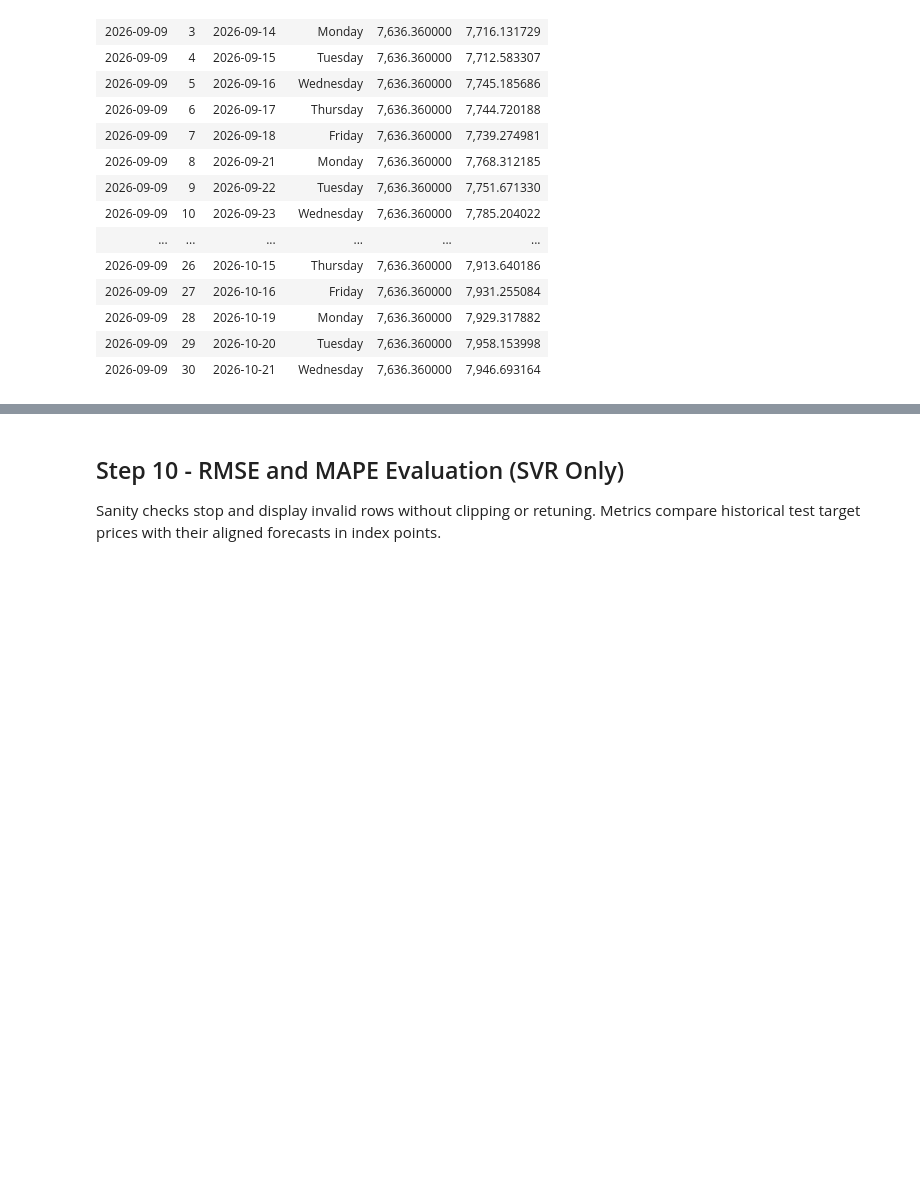
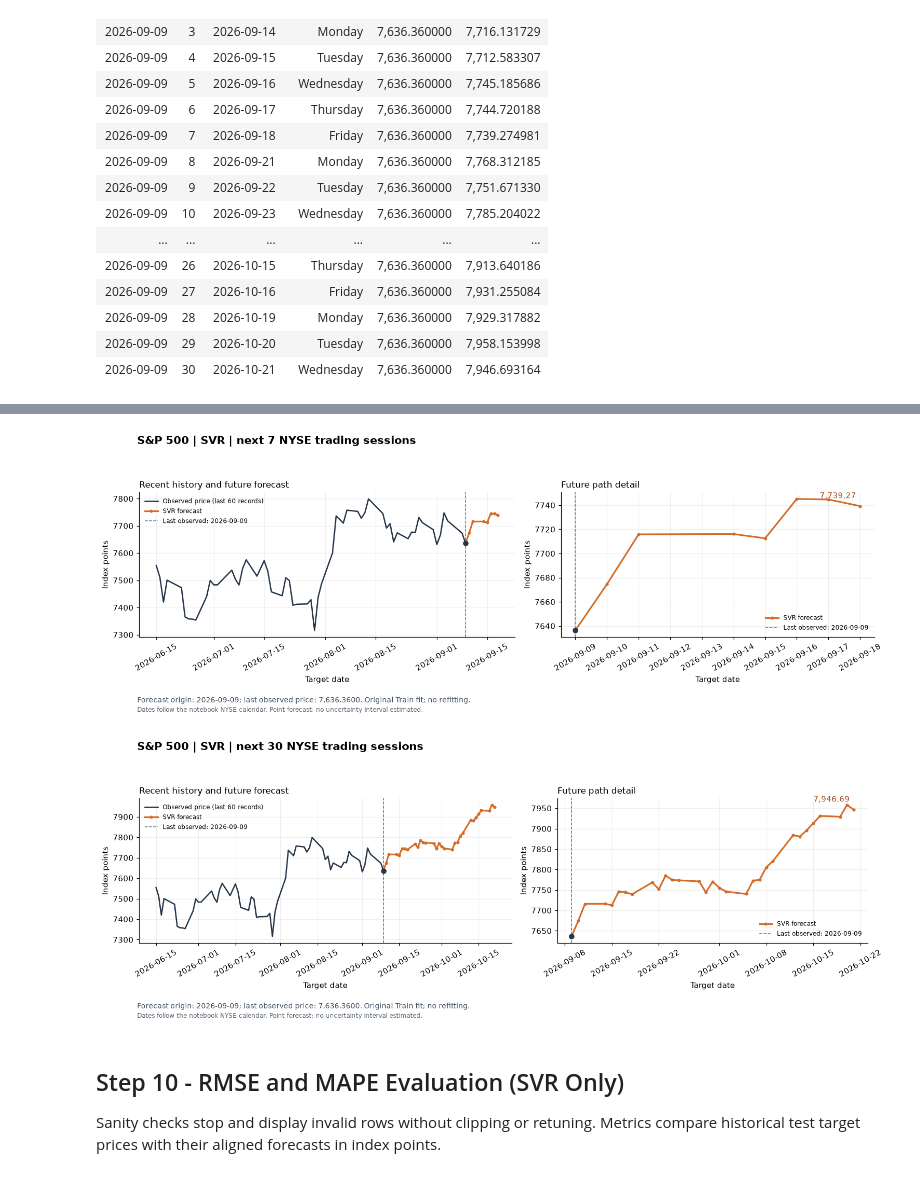
Before and after one commit to KOLLAWAT09/PROJECT_STAT, a Jupyter notebook: S&P_TEST/SVR_SnP.ipynb, the cells around one changed output, grey strips where cells are left out. Saved outputs shown, nothing was run; the diff lists cells and outputs as text; code cells hidden in the pictures; blank space fills up the shorter version.

Commit message:
Add future forecast graphs across models while preserving original ARIMA charts

```diff
--- a/S&P_TEST/SVR_SnP.ipynb
+++ b/S&P_TEST/SVR_SnP.ipynb
@@ -848,3 +858,78 @@ assert all(f'future_forecast_daily_{days}d.csv' in notebook_tables for days in D
+# %%
+# Plot the already computed future path; no fitting or new inference.
+FUTURE_MODEL_LABEL = 'SVR'
+FUTURE_UNCERTAINTY_NOTE = 'Point forecast; no uncertainty interval estimated.'
+FUTURE_PLOT_LABEL = 'S&P 500'
+FUTURE_PLOT_UNIT = 'Index points'
+FUTURE_STEP_LABEL = 'NYSE trading sessions'
+FUTURE_DATE_NOTE = 'Dates follow the notebook NYSE calendar.'
+
+def plot_model_future_path(history, future_path, steps):
+    path = future_path.sort_values('h').iloc[:steps].copy()
+    origin = pd.Timestamp(history.index[-1])
+    last_actual = float(history.iloc[-1])
+    forecast_column = next(c for c in ['svr_fc', 'xgb_fc', 'patchtst_fc_ens', 'forecast'] if c in path)
+    seed_columns = [column for column in path if column.startswith(('patchtst_fc_seed', 'forecast_seed'))]
+    dates = pd.DatetimeIndex(pd.to_datetime(path['target_date']))
+    values = path[forecast_column].to_numpy(dtype=float)
+    assert len(path) == steps and path['h'].tolist() == list(range(1, steps + 1))
+    assert dates.is_unique and dates.is_monotonic_increasing and (dates > origin).all()
+    assert (pd.to_datetime(path['origin_date']) == origin).all()
+    assert np.isfinite(values).all() and (values > 0).all()
+    np.testing.assert_allclose(path['price_origin'], last_actual, rtol=1e-12)
+
+    joined_dates = pd.DatetimeIndex([origin, *dates])
+    joined_forecast = np.r_[last_actual, values]
+    fig, axes = plt.subplots(1, 2, figsize=(14, 5), gridspec_kw={'width_ratios': [1.2, 1]})
+    recent = history.iloc[-60:]
+    axes[0].plot(recent.index, recent, color='#263648', linewidth=1.7, label='Observed price (last 60 records)')
+    for ax in axes:
+        ax.plot(joined_dates, joined_forecast, color='#d56b27', linewidth=2.1,
+                marker='o', markersize=3, label=f'{FUTURE_MODEL_LABEL} forecast')
+        ax.axvline(origin, color='#627080', linestyle='--', linewidth=1,
+                   label=f'Last observed: {origin:%Y-%m-%d}')
+        ax.scatter([origin], [last_actual], color='#263648', s=35, zorder=4)
+        if seed_columns:
+            seed_values = path[seed_columns].to_numpy(dtype=float)
+            assert np.isfinite(seed_values).all() and (seed_values > 0).all()
+            low = np.r_[last_actual, seed_values.min(axis=1)]
+            high = np.r_[last_actual, seed_values.max(axis=1)]
+            ax.fill_between(joined_dates, low, high, color='#d56b27', alpha=.13,
+                            label=f'Range across {len(seed_columns)} seeds')
+        if {'xgb_lo95', 'xgb_hi95'}.issubset(path.columns):
+            interval = path[['xgb_lo95', 'xgb_hi95']].to_numpy(dtype=float)
+            assert np.isfinite(interval).all() and (interval > 0).all()
+            assert (interval[:, 0] <= interval[:, 1]).all()
+            ax.fill_between(joined_dates, np.r_[last_actual, interval[:, 0]],
+                            np.r_[last_actual, interval[:, 1]], color='#d56b27', alpha=.13,
+                            label='Nominal 95% quantile prediction interval')
+        ax.set(ylabel=FUTURE_PLOT_UNIT, xlabel='Target date')
+        ax.grid(alpha=.2)
+        ax.spines[['top', 'right']].set_visible(False)
+        ax.tick_params(axis='x', labelrotation=30)
+    axes[0].set_title('Recent history and future forecast', loc='left', fontsize=11)
+    axes[1].set_title('Future path detail', loc='left', fontsize=11)
+    endpoint_label = f'{values[-1]:,.6f}' if FUTURE_PLOT_LABEL == 'USD/EUR' else f'{values[-1]:,.2f}'
+    axes[1].annotate(endpoint_label, xy=(dates[-1], values[-1]),
+                     xytext=(-5, 10), textcoords='offset points', ha='right', color='#a34a15')
+    axes[0].legend(loc='best', fontsize=8, frameon=False)
+    axes[1].legend(loc='best', fontsize=8, frameon=False)
+    fig.suptitle(f'{FUTURE_PLOT_LABEL} | {FUTURE_MODEL_LABEL} | next {steps} {FUTURE_STEP_LABEL}',
+                 fontsize=14, fontweight='bold', x=.055, ha='left')
+    fig.text(.055, .045, f'Forecast origin: {origin:%Y-%m-%d}; last observed price: {last_actual:,.4f}. '
+             'Original Train fit; no refitting.', fontsize=9, color='#405164')
+    fig.text(.055, .012, FUTURE_DATE_NOTE + ' ' + FUTURE_UNCERTAINTY_NOTE,
+             fontsize=8, color='#596574')
+    fig.tight_layout(rect=(0, .08, 1, .92))
+    return fig
+
+for future_steps in [7, 30]:
+    future_fig = plot_model_future_path(df['Price'], future_forecast_daily, future_steps)
+    plt.show()
+    plt.close(future_fig)
+# %% [output]
+[figure, added]
+[figure, added]
 # %% [markdown]
 ## Step 10 - RMSE and MAPE Evaluation (SVR Only)
 Sanity checks stop and display invalid rows without clipping or retuning. Metrics compare historical test target prices with their aligned forecasts in index points.
```
Also changed, not shown: parts of 1 cell of this notebook, 3 other files.
